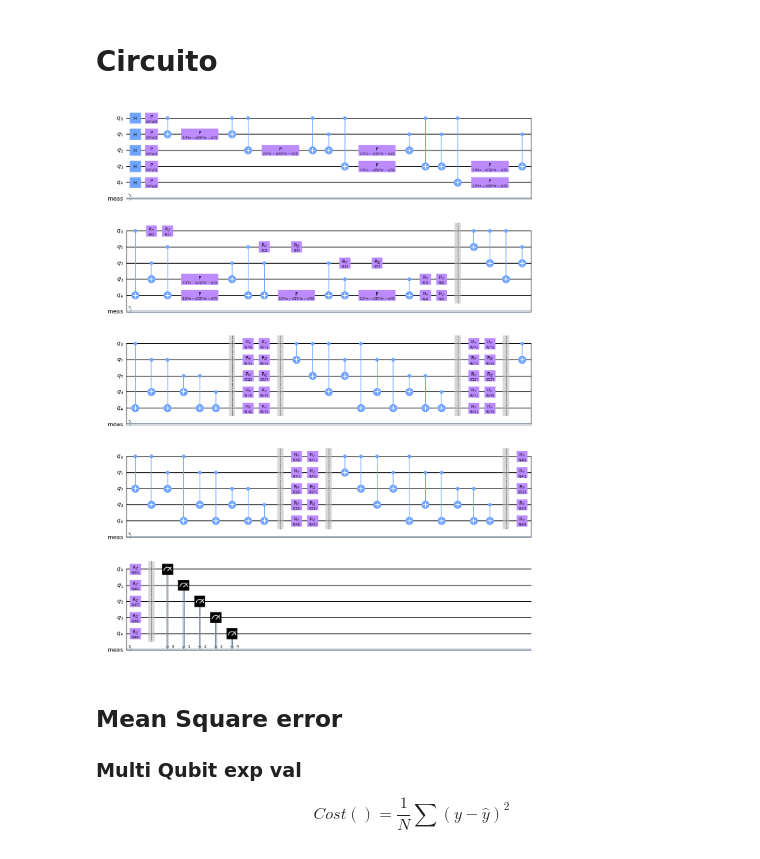
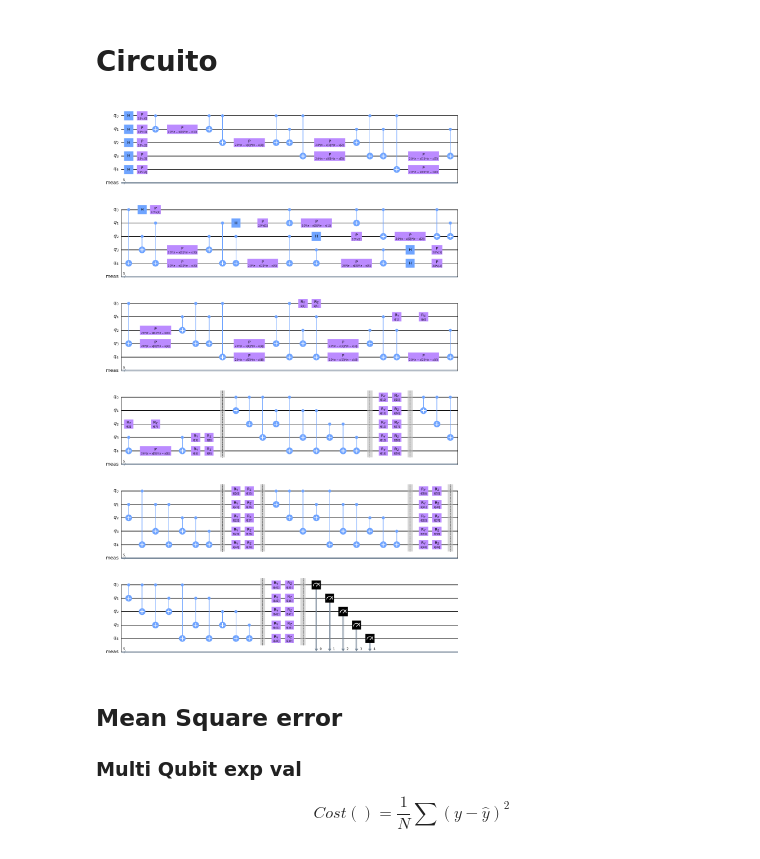
Before and after one commit to mArcio-Lmano/Ciencia-de-Dados-Quant-2121, a Jupyter notebook: VQC_zz_feature.ipynb, the cells around one changed output. Cells and saved outputs as stored; diff of their text form; code cells hidden in the pictures.

```diff
--- a/VQC_zz_feature.ipynb
+++ b/VQC_zz_feature.ipynb
@@ -22,16 +22,16 @@ DIR_cls_test = "Encode_data/ang_enc_data_set_test_classes.csv"
 # %%
 n_qubits = 5
 
-encoding = ZZFeatureMap(feature_dimension=n_qubits, reps=1)
+encoding = ZZFeatureMap(feature_dimension=n_qubits, reps=2)
 
 ansatz = EfficientSU2(n_qubits, entanglement='full', reps=4,
                         insert_barriers=True, name="U(\u03B8)",
                         parameter_prefix="\u03B8")
 qc = encoding.compose(ansatz)
 qc.measure_all()
 qc.decompose().draw(output="mpl")
 # %% [output]
-[figure, old version]
+[figure, new version]
 # %%
 train_data = np.genfromtxt(DIR_val_train, delimiter=";")
 train_labels = np.genfromtxt(DIR_cls_train, delimiter=";")
```
Also changed, not shown: parts of 8 cells of this notebook, 1 other file.
